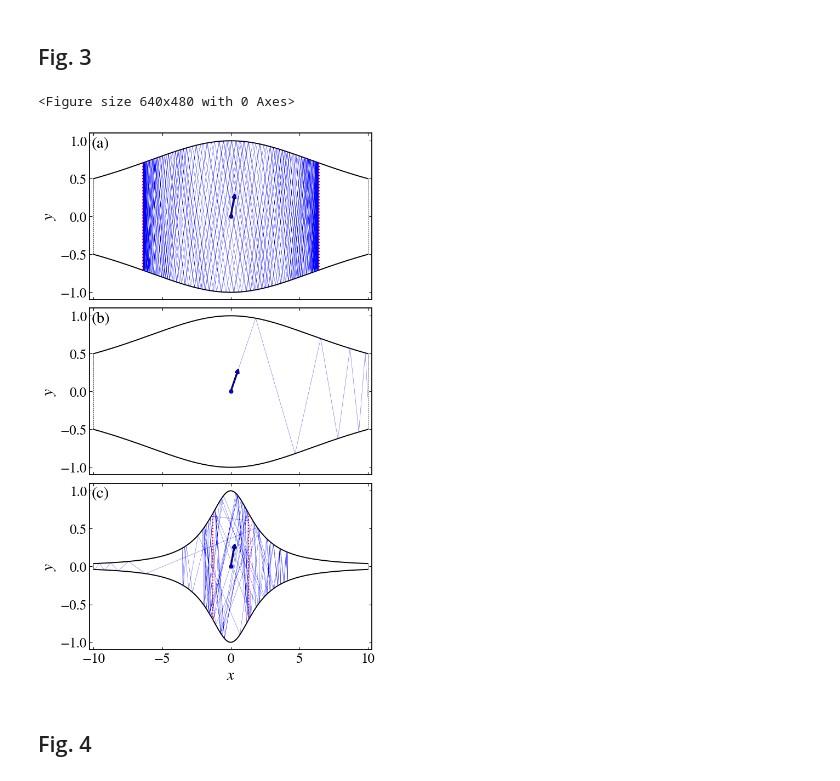
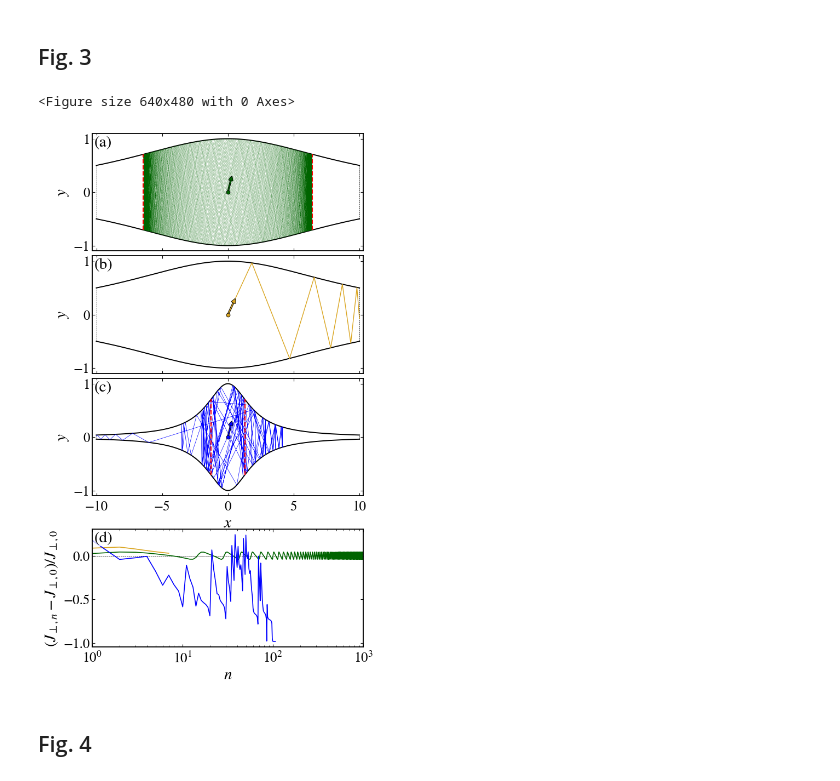
Before and after one commit to mrolims-publications/adiabatic-confinement-billiard, a Jupyter notebook: Plots.ipynb, the cells around one changed output. Drawn from its saved outputs; the diff is of its cells as text; code cells hidden in the pictures.

```diff
--- a/Plots.ipynb
+++ b/Plots.ipynb
@@ -258,52 +258,78 @@ ps.apply_style()
 
 L_list = [10, 10, 2]
 vy0 = [0.707107, 0.469472, 0.707107]
-nmax = 300
+colors = ["darkgreen", "goldenrod", "blue"]
+lw = [0.1, 1, 0.5]
+nmax = 1000
 x = np.linspace(-xm, xm, 2000)
+xbox, ybox = 0.0065, 0.89
 
-fig, ax = plt.subplots(3, 1, sharex=True, sharey=True, figsize=(6, 10))
+fig = plt.figure(figsize=(6, 10))
+gs = fig.add_gridspec(5, 1, height_ratios=[1, 1, 1, 0.2, 1.0], hspace=0.05)
+ax = [fig.add_subplot(gs[0])]
+ax += [fig.add_subplot(gs[i], sharex=ax[0], sharey=ax[0]) for i in (1, 2)]
+ax.append(fig.add_subplot(gs[4]))
+for i in range(4):
+    ps.set_tick_padding(ax[i], pad_x=6)
 
 for i, L in enumerate(L_list):
     hh = h(x, h0, L)
     ax[i].plot(x, hh, color="k", lw=1.4)
     ax[i].plot(x, -hh, color="k", lw=1.4)
     ht = h(xm, h0, L)
     for sg in (-1.0, 1.0):
         ax[i].plot([sg * xm, sg * xm], [-ht, ht], color="k", lw=0.5, ls="--")
 
     filename = f"{data_folder}/collisions_{geometry_tag(L)}_y0={0:.5f}_vy0={vy0[i]:.5f}_nmax={nmax}.dat"
     df = pd.read_csv(filename, header=None, sep=r"\s+")
-    ax[i].plot(df[2], df[3], "b", lw=0.25)
+    ax[i].plot(df[2], df[3], color=colors[i], lw=lw[i])
     ax[i].set_ylabel("$y$")
-    ax[i].text(0.0065, 0.915, f"({ascii_lowercase[i]})", transform=ax[i].transAxes, bbox=bbox)
+    ax[i].text(xbox, ybox, f"({ascii_lowercase[i]})", transform=ax[i].transAxes, bbox=bbox)
 
     # Initial direction
     vx0 = np.sqrt(1.0 - vy0[i] ** 2)
     dy = 0.30
     ann = ax[i].annotate(
         "",
         xy=(dy * vx0 / vy0[i], dy),
         xytext=(0.0, 0.0),
-        arrowprops={"arrowstyle": "-|>", "color": "b", "lw": 1.2, "mutation_scale": 10, "shrinkA": 0, "shrinkB": 0},
+        arrowprops={"arrowstyle": "-|>", "color": colors[i], "lw": 1.2, "mutation_scale": 10, "shrinkA": 0, "shrinkB": 0},
         zorder=4,
     )
     ann.arrow_patch.set_path_effects([pe.withStroke(linewidth=2.5, foreground="k")])
-    ax[i].plot(0, 0, "bo", ms=5, mec="k", mew=0.6, zorder=5)
+    ax[i].plot(0, 0, "o", color=colors[i], ms=5, mec="k", mew=0.6, zorder=5)
 
     # Nominal turning points, Eq. (10), shown only if inside the billiard
     xt = L * np.sqrt(1.0 / vy0[i] - 1.0)
     if xt < xm:
         ht = h(xt, h0, L)
-        ax[i].plot([xt, xt], [-ht, ht], "r", ls=":", lw=1.5)
-        ax[i].plot([-xt, -xt], [-ht, ht], "r", ls=":", lw=1.5)
+        ax[i].plot([xt, xt], [-ht, ht], "r", ls="--", lw=1.5)
+        ax[i].plot([-xt, -xt], [-ht, ht], "r", ls="--", lw=1.5)
 
-ax[-1].set_xlabel("$x$")
+    # Transverse action along the same orbit, averaged over one transverse
+    # period (columns: n t (J - J0)/J0
+    filename = f"{data_folder}/action_{geometry_tag(L)}_y0={0:.5f}_vy0={vy0[i]:.5f}_nmax={nmax}.dat"
+    df = pd.read_csv(filename, header=None, sep=r"\s+")
+    ax[3].plot(df[0], df[2], color=colors[i], lw=1.2)
+
+for a in ax[:2]:
+    a.tick_params(labelbottom=False)
+ax[2].set_xlabel("$x$")
 ax[0].set_xlim(-1.03 * xm, 1.03 * xm)
-plt.subplots_adjust(left=0.131, bottom=0.055, right=0.99, top=0.997, hspace=0.05)
+
+ax[3].axhline(0.0, color="k", lw=0.5, ls="--", zorder=0)
+ax[3].set_xlabel("$n$")
+ax[3].set_ylabel(r"$(J_{\perp,n} - J_{\perp, 0}) / J_{\perp,0}$")
+ax[3].set_xlim(left=0)
+ax[3].text(xbox, ybox, "(d)", transform=ax[3].transAxes, bbox=bbox)
+ax[3].set_xscale("log")
+ax[3].set_xlim(1, 1e3)
+
+plt.subplots_adjust(left=0.145, bottom=0.06, right=0.97, top=0.997)
 plt.savefig(f"{figures_folder}/fig3.png", dpi=600)
 # %% [output]
 <Figure size 640x480 with 0 Axes>
-[figure, old version]
+[figure, new version]
 # %% [markdown]
 ## Fig. 4
 # %%
```
